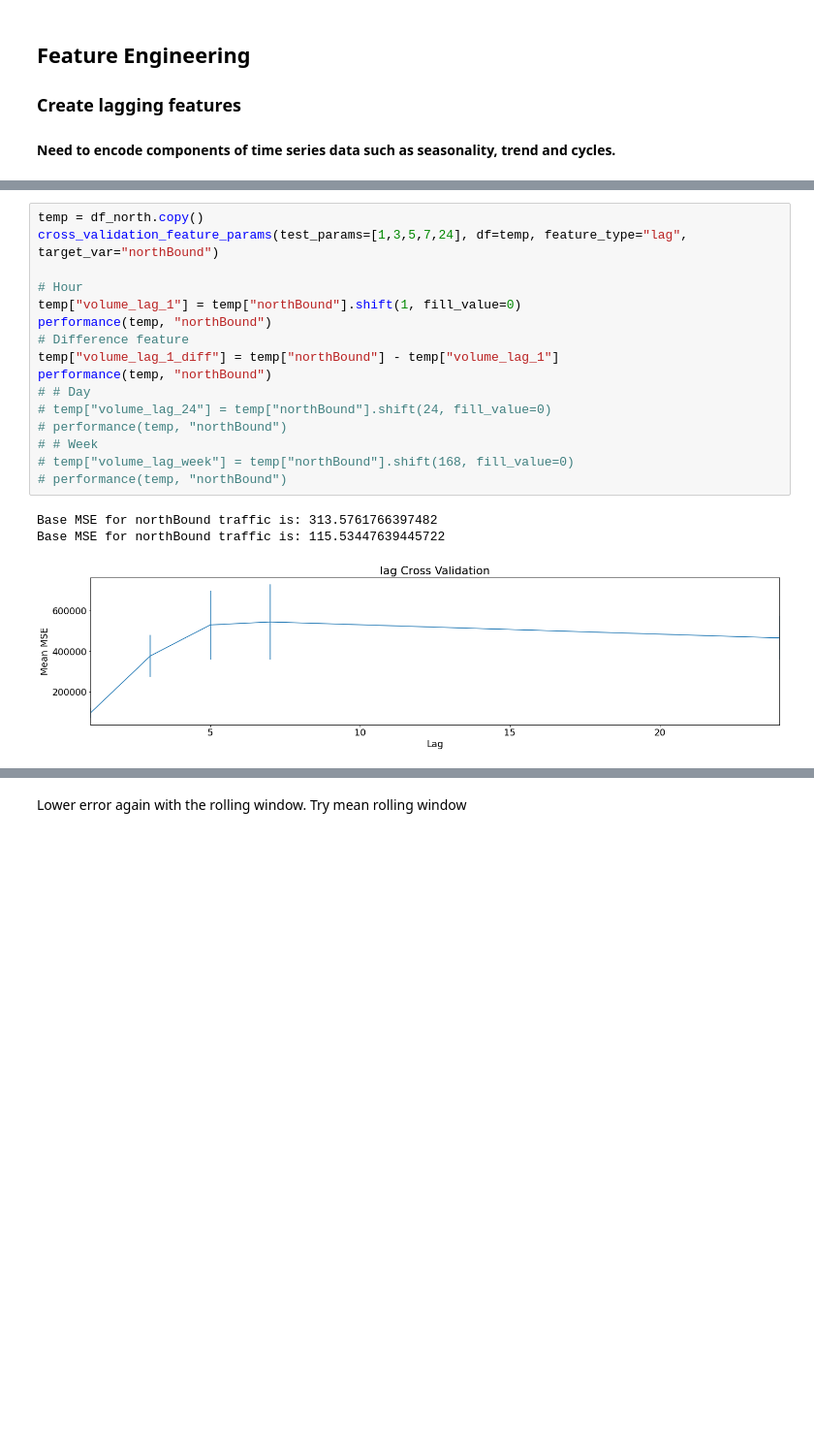
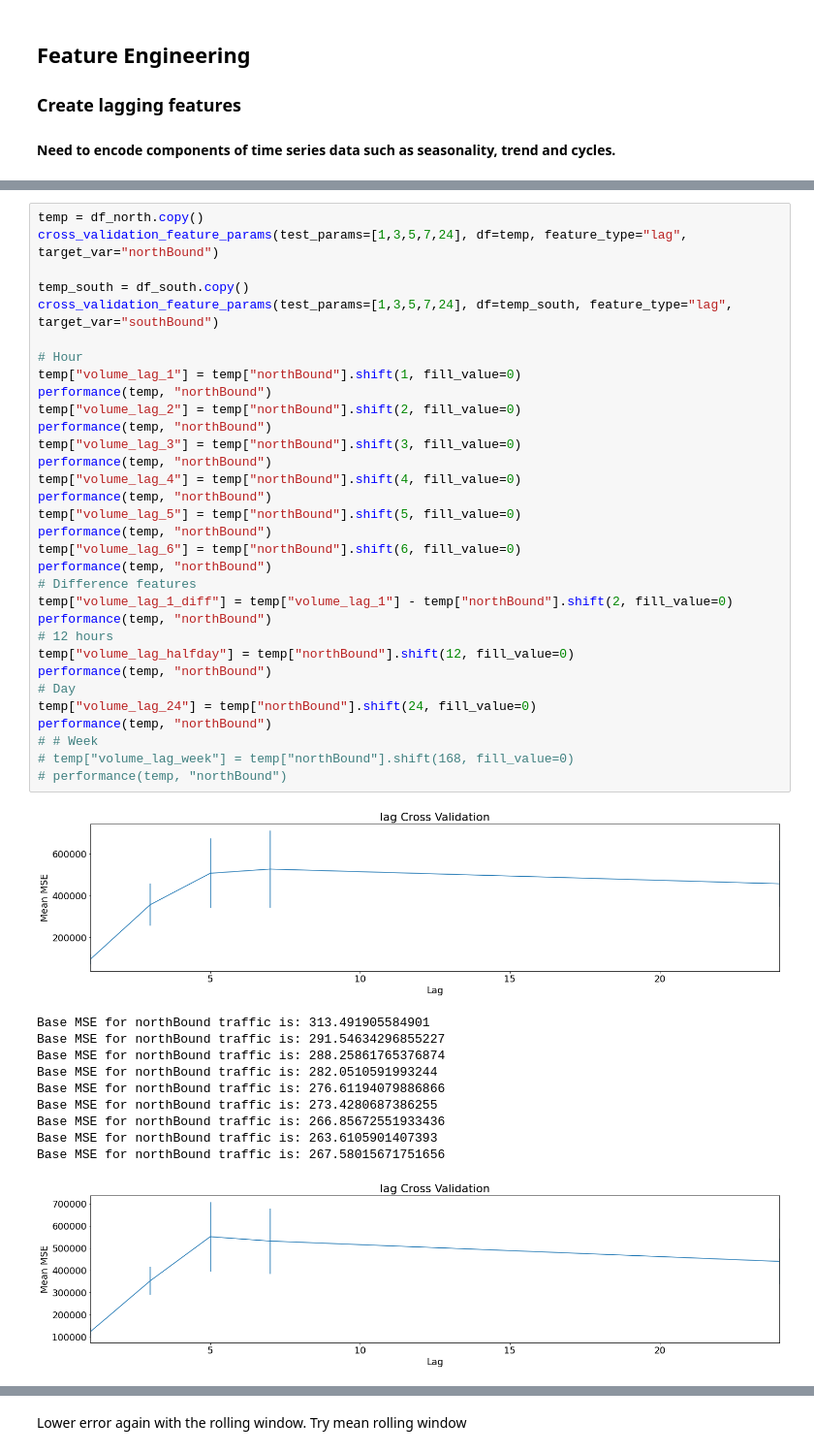
Before and after one commit to tmulligan98/Machine-Learning-Main-Project, a Jupyter notebook: scripts/notebook.ipynb, the cells around one changed output, grey strips where cells are left out. Shown at 97% size. Cells and saved outputs as stored; diff of their text form; blank space fills up the shorter version.

```diff
--- a/scripts/notebook.ipynb
+++ b/scripts/notebook.ipynb
@@ -134,21 +142,45 @@ fig.show()
 # %%
 temp = df_north.copy()
 cross_validation_feature_params(test_params=[1,3,5,7,24], df=temp, feature_type="lag", target_var="northBound")
 
+temp_south = df_south.copy()
+cross_validation_feature_params(test_params=[1,3,5,7,24], df=temp_south, feature_type="lag", target_var="southBound")
+
 # Hour
 temp["volume_lag_1"] = temp["northBound"].shift(1, fill_value=0)
 performance(temp, "northBound")
-# Difference feature
-temp["volume_lag_1_diff"] = temp["northBound"] - temp["volume_lag_1"]
+temp["volume_lag_2"] = temp["northBound"].shift(2, fill_value=0)
 performance(temp, "northBound")
-# # Day
-# temp["volume_lag_24"] = temp["northBound"].shift(24, fill_value=0)
-# performance(temp, "northBound")
+temp["volume_lag_3"] = temp["northBound"].shift(3, fill_value=0)
+performance(temp, "northBound")
+temp["volume_lag_4"] = temp["northBound"].shift(4, fill_value=0)
+performance(temp, "northBound")
+temp["volume_lag_5"] = temp["northBound"].shift(5, fill_value=0)
+performance(temp, "northBound")
+temp["volume_lag_6"] = temp["northBound"].shift(6, fill_value=0)
+performance(temp, "northBound")
+# Difference features
+temp["volume_lag_1_diff"] = temp["volume_lag_1"] - temp["northBound"].shift(2, fill_value=0)
+performance(temp, "northBound")
+# 12 hours
+temp["volume_lag_halfday"] = temp["northBound"].shift(12, fill_value=0)
+performance(temp, "northBound")
+# Day
+temp["volume_lag_24"] = temp["northBound"].shift(24, fill_value=0)
+performance(temp, "northBound")
 # # Week
 # temp["volume_lag_week"] = temp["northBound"].shift(168, fill_value=0)
 # performance(temp, "northBound")
 # %% [output]
+[figure]
-Base MSE for northBound traffic is: 313.5761766397482
-Base MSE for northBound traffic is: 115.53447639445722
+Base MSE for northBound traffic is: 313.491905584901
+Base MSE for northBound traffic is: 291.54634296855227
+Base MSE for northBound traffic is: 288.25861765376874
+Base MSE for northBound traffic is: 282.0510591993244
+Base MSE for northBound traffic is: 276.61194079886866
+Base MSE for northBound traffic is: 273.4280687386255
+Base MSE for northBound traffic is: 266.85672551933436
+Base MSE for northBound traffic is: 263.6105901407393
+Base MSE for northBound traffic is: 267.58015671751656
-[figure]
+[figure, added]
 # %% [markdown]
```
Also changed, not shown: parts of 31 cells of this notebook, 2 other files.
